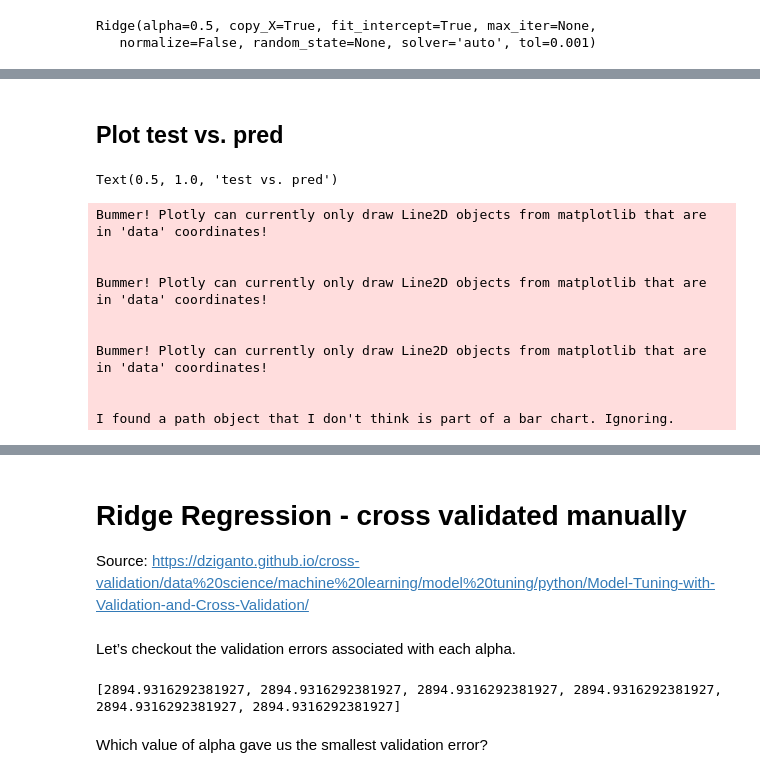
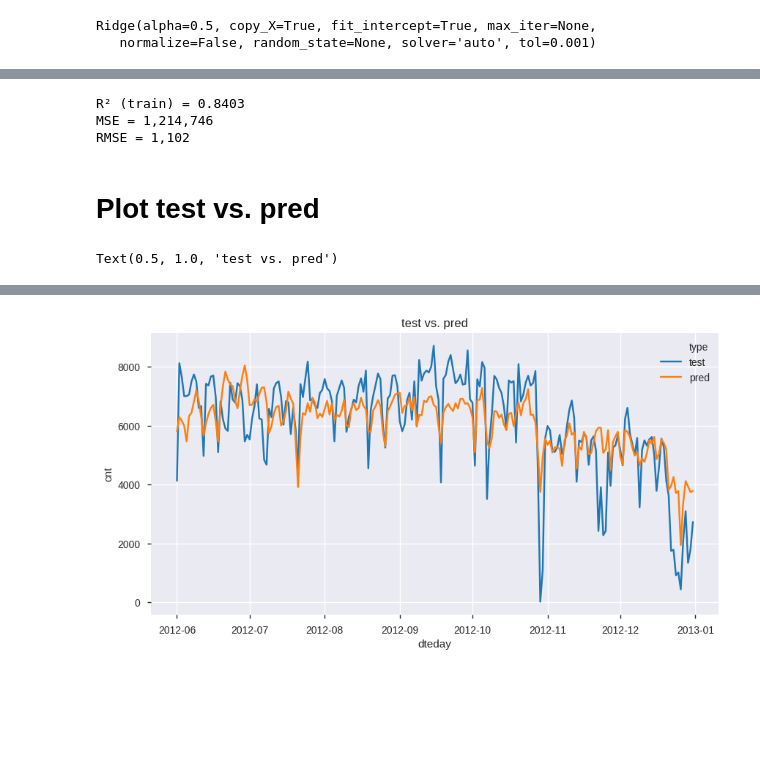
Before and after one commit to tripl3a/urban-tech, a Jupyter notebook: bike-sharing_new.ipynb, the cells around one changed output, grey strips where cells are left out. Saved outputs shown, nothing was run; the diff lists cells and outputs as text; code cells hidden in the pictures; blank space fills up the shorter version.

```diff
--- a/bike-sharing_new.ipynb
+++ b/bike-sharing_new.ipynb
@@ -185,0 +169,9 @@ Early stopping, best iteration is:
+# %%
+# choose only importat predictors (see feature importance plot)
+X = df.loc[:,['instant', 'season', 'weekday', 'workingday', 'temp', 'hum', 'windspeed']]
+
+# add dummy-encoding
+X = pd.concat([X,pd.get_dummies(df.weathersit, prefix="weathersit")],axis=1) # one-hot-encoded weathersit
+X = pd.concat([X,pd.get_dummies(df.mnth, prefix="mnth")],axis=1) # one-hot endoced month
+
+X.dtypes
@@ -256,0 +283,20 @@ r2_score(y_train, reg.predict(X_train))
+# %%
+from sklearn.model_selection import GridSearchCV
+from sklearn.pipeline import Pipeline
+
+n_alphas = 200
+alphas = np.logspace(-3, 5, n_alphas)
+parameters = {
+    'reg__alpha': (alphas).tolist()
+}
+
+pipe = Pipeline([
+    ('reg', linear_model.Ridge())
+])
+
+# perform gridsearch to get the best regularizer
+gs = GridSearchCV(estimator=pipe, param_grid=parameters,
+                  scoring="neg_mean_squared_error", cv=5, n_jobs=-1, iid=False)
+gs.fit(X_train, y_train)
+best_alpha = gs.best_params_["reg__alpha"]
+best_alpha
@@ -256,0 +305,5 @@ r2_score(y_train, reg.predict(X_train))
+# %%
+reg = gs.best_estimator_.named_steps['reg']
+
+print("intercept: ", reg.intercept_)
+pd.DataFrame({"col" : X_train.columns, "coef" : reg.coef_})
@@ -257,5 +329,16 @@ r2_score(y_train, reg.predict(X_train))
+# %%
+print("R² (train) = {:.4}".format(r2_score(y_train, reg.predict(X_train))))
+
+y_pred = reg.predict(X_test)
+mse = mean_squared_error(y_test, y_pred)
+print("MSE = {0:,.0f}".format(mse))
+print("RMSE = {0:,.0f}".format(np.sqrt(mse)))
+# %% [output]
+R² (train) = 0.8403
+MSE = 1,214,746
+RMSE = 1,102
 # %% [markdown]
-## Plot test vs. pred
+# Plot test vs. pred
 # %%
 # prepare data for plotting (convert into long format)
 test = pd.DataFrame({"dteday":df.iloc[test_idx,]["dteday"],
@@ -266,26 +349,8 @@ pred = pd.DataFrame({"dteday":df.iloc[test_idx,]["dteday"],
                          "type":"pred"})
 long_data=test.append(pred, ignore_index=True)
 
-f, ax = plt.subplots(figsize=(13,8)) # Create a figure and one subplot
+f, ax = plt.subplots(figsize=(10,5)) # Create a figure and one subplot
 g=sns.lineplot(x="dteday", y="cnt", hue="type", data=long_data) # Plot the response over time
 plt.title("test vs. pred")
-
-
-from plotly.offline import init_notebook_mode, iplot
-import plotly.tools as tls
-init_notebook_mode(connected=True)
-
-plotly_fig = tls.mpl_to_plotly( f ) # PRODUCED SOME WARNINGS
-iplot(plotly_fig)
 # %% [output]
 Text(0.5, 1.0, 'test vs. pred')
-Bummer! Plotly can currently only draw Line2D objects from matplotlib that are in 'data' coordinates!
-
-
-Bummer! Plotly can currently only draw Line2D objects from matplotlib that are in 'data' coordinates!
-
-
-Bummer! Plotly can currently only draw Line2D objects from matplotlib that are in 'data' coordinates!
-
-
-I found a path object that I don't think is part of a bar chart. Ignoring.
@@ -293,3 +357 @@ I found a path object that I don't think is part of a bar chart. Ignoring.
+[figure, added]
-# %% [markdown]
-# Ridge Regression - cross validated manually
-Source: https://dziganto.github.io/cross-validation/data%20science/machine%20learning/model%20tuning/python/Model-Tuning-with-Validation-and-Cross-Validation/
@@ -311,9 +357,0 @@ for alpha in alphas:
-# %% [markdown]
-Let’s checkout the validation errors associated with each alpha.
-# %%
-# RMSE
-print(val_errors)
-# %% [output]
-[2894.9316292381927, 2894.9316292381927, 2894.9316292381927, 2894.9316292381927, 2894.9316292381927, 2894.9316292381927]
-# %% [markdown]
-Which value of alpha gave us the smallest validation error?
```
Also changed, not shown: parts of 36 cells of this notebook.
